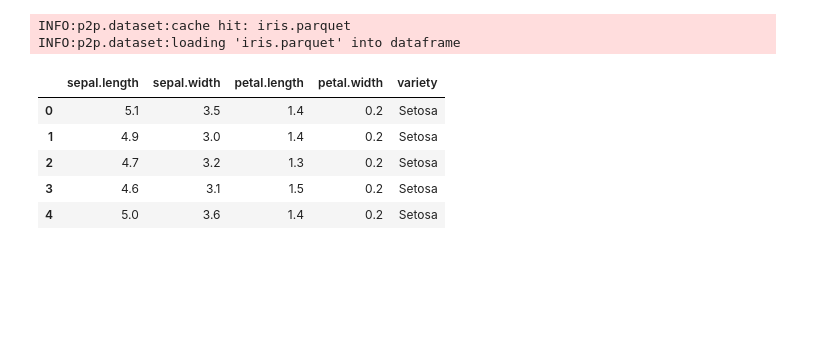
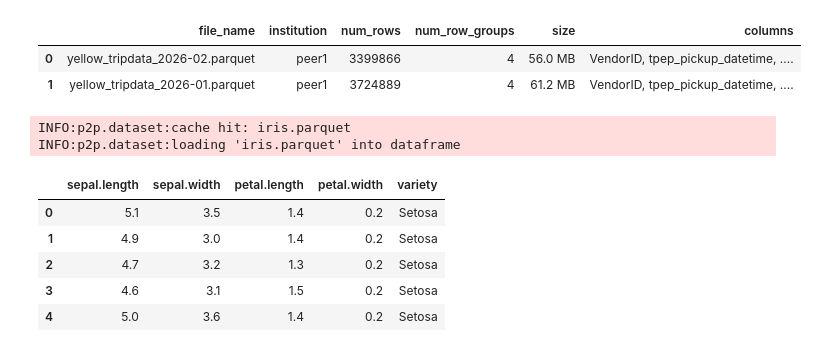
Before and after one commit to VinceCor/vincent-cordola-bthesis-p2p_dataset_federation, a Jupyter notebook: peer-dataset-federation/client/demo.ipynb, the cells around one changed output. Saved outputs shown, nothing was run; the diff lists cells and outputs as text; code cells hidden in the pictures; blank space fills up the shorter version.

```diff
--- a/peer-dataset-federation/client/demo.ipynb
+++ b/peer-dataset-federation/client/demo.ipynb
@@ -19,3 +25,9 @@ print(dataset.files())
+# %%
+dataset.files_df(2)
+# %% [output]
+|  | file_name | institution | num_rows | num_row_groups | size | columns |
+| 0 | yellow_tripdata_2026-02.parquet | peer1 | 3399866 | 4 | 56.0 MB | VendorID, tpep_pickup_datetime, .... |
+| 1 | yellow_tripdata_2026-01.parquet | peer1 | 3724889 | 4 | 61.2 MB | VendorID, tpep_pickup_datetime, .... |
 # %%
 # load(): single file as a DataFrame
 df = dataset.load("iris.parquet")
```
Also changed, not shown: parts of 2 cells of this notebook, 1 other file.
